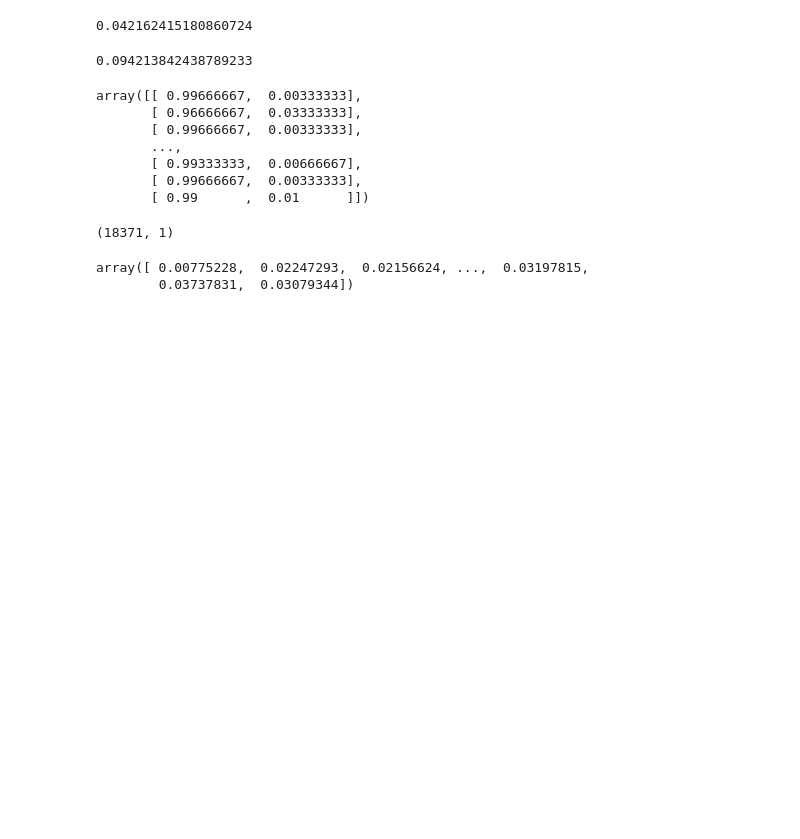
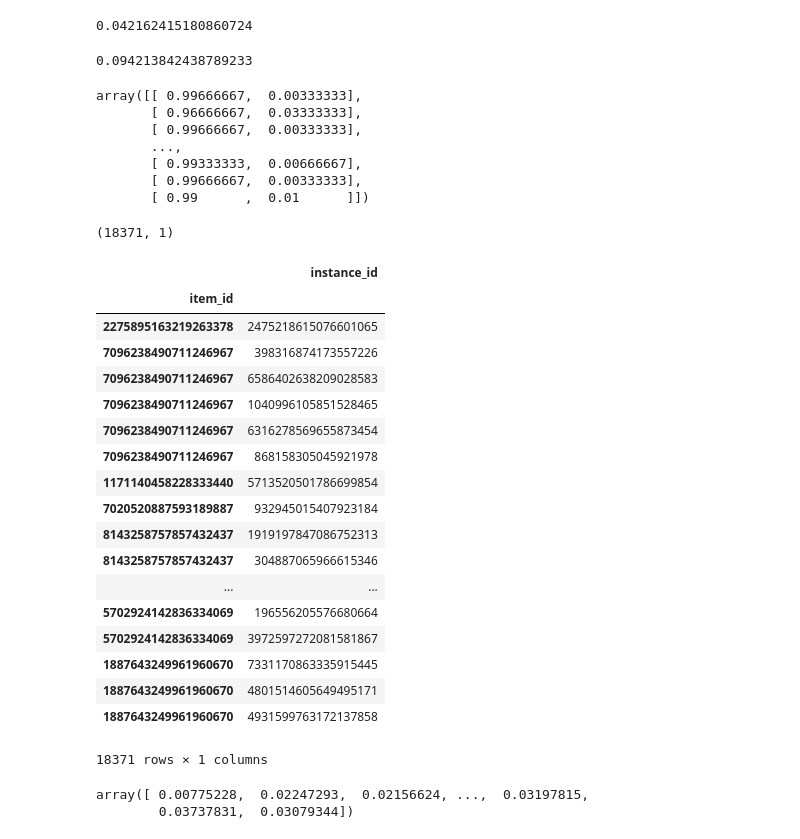
Before and after one commit to chenyunxing/tianchi-new, a Jupyter notebook: newlast.ipynb, the cells around one changed output. Cells and saved outputs as stored; diff of their text form; code cells hidden in the pictures; blank space fills up the shorter version.

```diff
--- a/newlast.ipynb
+++ b/newlast.ipynb
@@ -64,7 +64,7 @@ data2.pop('item_property_list')
 data2.insert(2, 'item_property_list', data3[['item_property_list']])
 pass
 # %%
-data2[['context_timestamp']] = data[['context_timestamp']] - 1537200000
+data2[['context_timestamp']] = data2[['context_timestamp']] - 1537200000
 # %%
 # data3
 # %%
@@ -363,3 +377,25 @@ Y_pre.shape
+# %%
+data2[['instance_id']]
+# %% [output]
+|  | instance_id |
+| item_id |  |
+| 2275895163219263378 | 2475218615076601065 |
+| 7096238490711246967 | 398316874173557226 |
+| 7096238490711246967 | 6586402638209028583 |
+| 7096238490711246967 | 1040996105851528465 |
+| 7096238490711246967 | 6316278569655873454 |
+| 7096238490711246967 | 868158305045921978 |
+| 1171140458228333440 | 5713520501786699854 |
+| 7020520887593189887 | 932945015407923184 |
+| 8143258757857432437 | 1919197847086752313 |
+| 8143258757857432437 | 304887065966615346 |
+| ... | ... |
+| 5702924142836334069 | 196556205576680664 |
+| 5702924142836334069 | 3972597272081581867 |
+| 1887643249961960670 | 7331170863335915445 |
+| 1887643249961960670 | 4801514605649495171 |
+| 1887643249961960670 | 4931599763172137858 |
+18371 rows × 1 columns
 # %%
 sub = pd.DataFrame()
 data2 = pd.read_table('test.txt',sep=' ',index_col=False)
```
Also changed, not shown: parts of 15 cells of this notebook, 4 other files.
